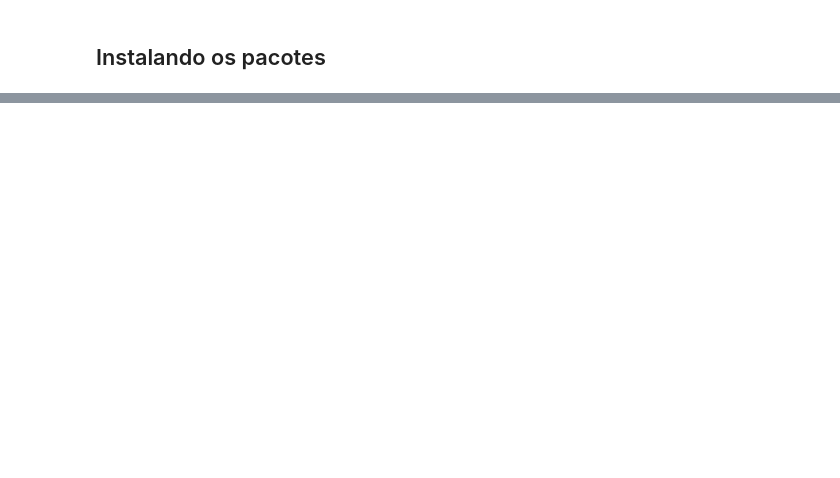
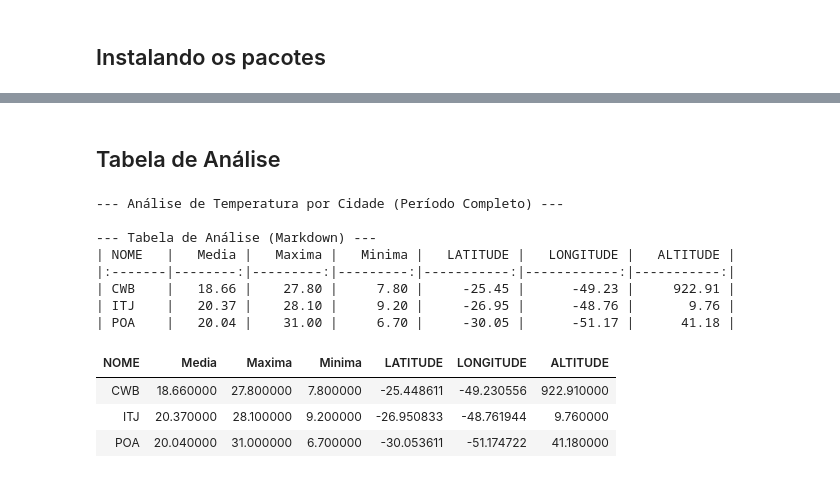
Before and after one commit to dayambiental-art/python_env_app, a Jupyter notebook: notebooks/Tarefa_28.10.25.ipynb, the cells around one changed output, grey strips where cells are left out. Drawn from its saved outputs; the diff is of its cells as text; code cells hidden in the pictures; blank space fills up the shorter version.

```diff
--- a/notebooks/Tarefa_28.10.25.ipynb
+++ b/notebooks/Tarefa_28.10.25.ipynb
@@ -106 +69,5 @@ ValueError: time data "1/13/2020" doesn't match format "%d/%m/%Y", at position 1
+# %%
+# Glob para encontrar os arquivos
+planilhas = os.path.join(data_path, "dados_*.csv")
+arquivos_csv = glob.glob(planilhas)
 # %%
@@ -115,0 +128,16 @@ df_novo = df_todas[colunas_desejadas]
+# %%
+# Concatenar os dataframes
+if lista_dfs:
+    df_combinado = pd.concat(lista_dfs, ignore_index=True)
+    print("\nAgregação concluída.")
+
+    # Exibe as primeiras linhas do DataFrame final
+    print("\n--- DataFrame Final (Primeiras 5 linhas) ---")
+    print(df_combinado.head())
+
+    # Salva o DataFrame final em um novo CSV para inspeção
+    output_path = "dados_meteorologicos_agregados.csv"
+    df_combinado.to_csv(output_path, index=False)
+    print(f"\nDataFrame final salvo em: {output_path}")
+else:
+    print("\nNenhum dado foi processado.")
@@ -115,0 +177,43 @@ df_novo = df_todas[colunas_desejadas]
+# %% [markdown]
+## Tabela de Análise
+# %%
+print("\n--- Análise de Temperatura por Cidade (Período Completo) ---")
+analysis_df = df_combinado.groupby('NOME').agg(
+        Media=('TEMPERATURA_MEDIA', 'mean'),
+        Maxima=('TEMPERATURA_MEDIA', 'max'),
+        Minima=('TEMPERATURA_MEDIA', 'min'),
+        LATITUDE=('LATITUDE', 'first'),
+        LONGITUDE=('LONGITUDE', 'first'),
+        ALTITUDE=('ALTITUDE', 'first')
+    ).reset_index()
+
+    # 2 casas decimais
+analysis_df['Media'] = analysis_df['Media'].round(2)
+analysis_df['Maxima'] = analysis_df['Maxima'].round(2)
+analysis_df['Minima'] = analysis_df['Minima'].round(2)
+
+
+print("\n--- Tabela de Análise (Markdown) ---")
+print(analysis_df.to_markdown(index=False, floatfmt=".2f"))
+
+# Tabela Estilizada
+html_table = analysis_df.style.set_table_styles([
+    {'selector': 'th', 'props': [('background-color', '#f2f2f2'), ('color', 'black'), ('font-family', 'sans-serif'), ('font-size', '14px'), ('text-align', 'center')]},
+    {'selector': 'td', 'props': [('font-family', 'sans-serif'), ('font-size', '14px'), ('text-align', 'center')]},
+    {'selector': 'tr:nth-child(even)', 'props': [('background-color', '#f9f9f9')]}
+]).set_properties(**{'border': '1px solid #ddd', 'padding': '8px'}).hide(axis='index').to_html()
+
+display(HTML(html_table))
+# %% [output]
+--- Análise de Temperatura por Cidade (Período Completo) ---
+
+--- Tabela de Análise (Markdown) ---
+| NOME   |   Media |   Maxima |   Minima |   LATITUDE |   LONGITUDE |   ALTITUDE |
+|:-------|--------:|---------:|---------:|-----------:|------------:|-----------:|
+| CWB    |   18.66 |    27.80 |     7.80 |     -25.45 |      -49.23 |     922.91 |
+| ITJ    |   20.37 |    28.10 |     9.20 |     -26.95 |      -48.76 |       9.76 |
+| POA    |   20.04 |    31.00 |     6.70 |     -30.05 |      -51.17 |      41.18 |
+| NOME | Media | Maxima | Minima | LATITUDE | LONGITUDE | ALTITUDE |
+| CWB | 18.660000 | 27.800000 | 7.800000 | -25.448611 | -49.230556 | 922.910000 |
+| ITJ | 20.370000 | 28.100000 | 9.200000 | -26.950833 | -48.761944 | 9.760000 |
+| POA | 20.040000 | 31.000000 | 6.700000 | -30.053611 | -51.174722 | 41.180000 |
```
Also changed, not shown: parts of 22 cells of this notebook, 3 other files.
